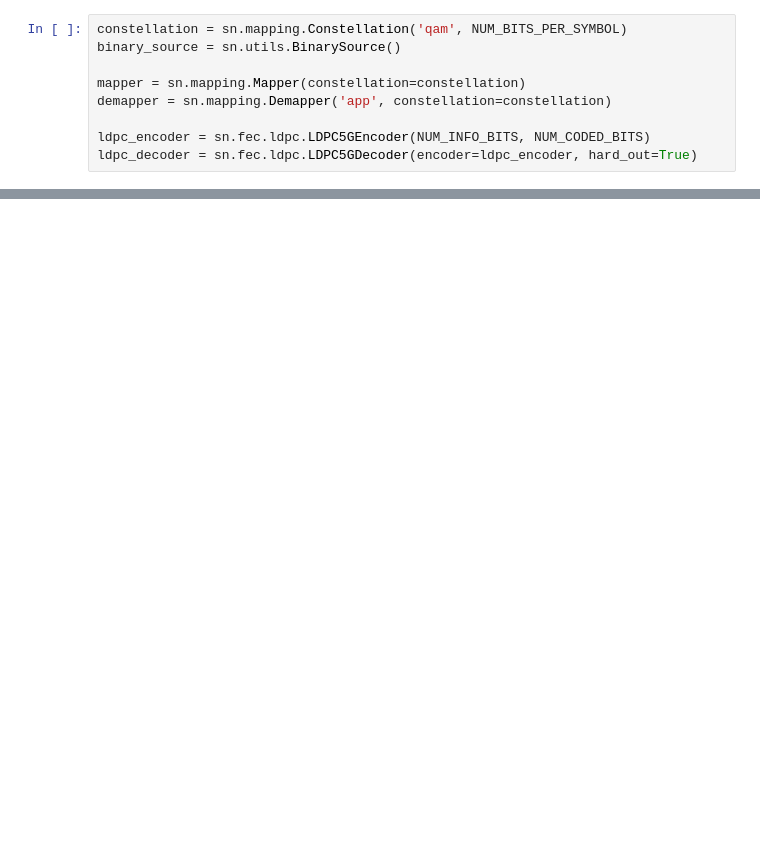
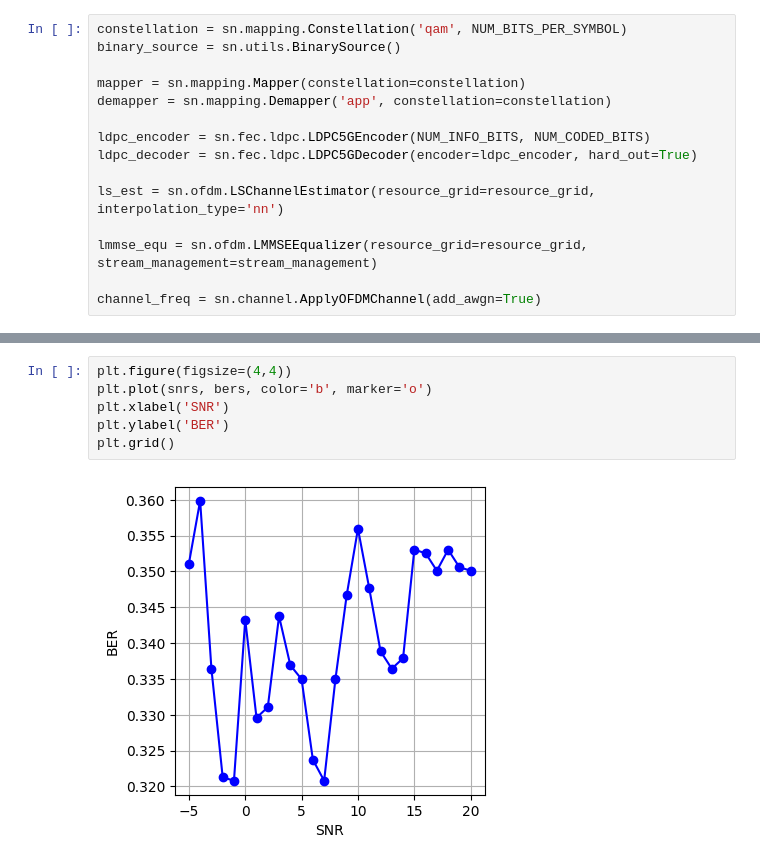
Before and after one commit to gab-mq/mimo-sionna, a Jupyter notebook: uav.ipynb, the cells around one changed output, grey strips where cells are left out. Cells and saved outputs as stored; diff of their text form; blank space fills up the shorter version.

```diff
--- a/uav.ipynb
+++ b/uav.ipynb
@@ -33,4 +59,10 @@ demapper = sn.mapping.Demapper('app', constellation=constellation)
 
 ldpc_encoder = sn.fec.ldpc.LDPC5GEncoder(NUM_INFO_BITS, NUM_CODED_BITS)
 ldpc_decoder = sn.fec.ldpc.LDPC5GDecoder(encoder=ldpc_encoder, hard_out=True)
+
+ls_est = sn.ofdm.LSChannelEstimator(resource_grid=resource_grid, interpolation_type='nn')
+
+lmmse_equ = sn.ofdm.LMMSEEqualizer(resource_grid=resource_grid, stream_management=stream_management)
+
+channel_freq = sn.channel.ApplyOFDMChannel(add_awgn=True)
 # %%
@@ -78,0 +172,8 @@ channel_model.show_topology();
+# %%
+plt.figure(figsize=(4,4))
+plt.plot(snrs, bers, color='b', marker='o')
+plt.xlabel('SNR')
+plt.ylabel('BER')
+plt.grid()
+# %% [output]
+[figure, added]
```
Also changed, not shown: parts of 8 cells of this notebook, 2 other files.
